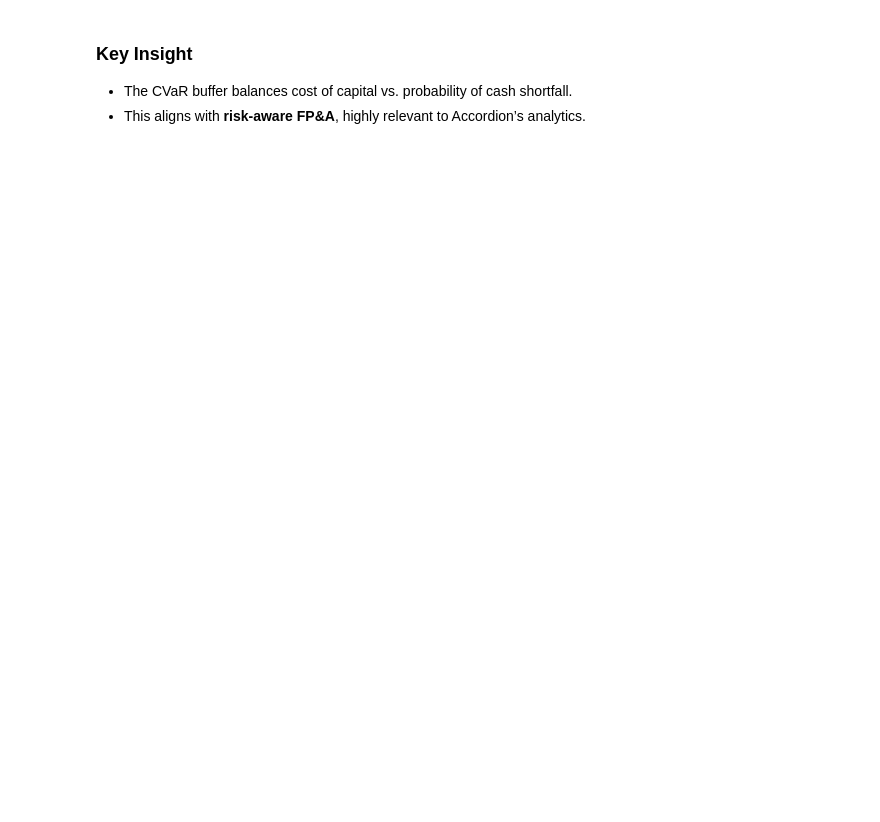
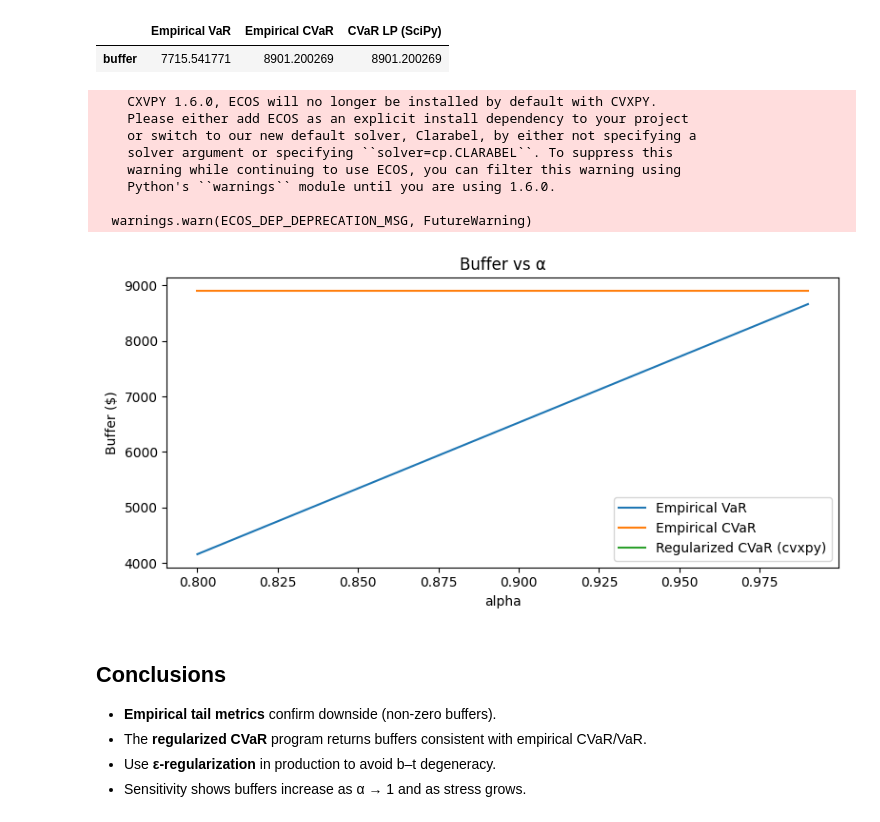
Before and after one commit to Alejandro-HerraizSen/value-ops-lab, a Jupyter notebook: notebooks/02_forecast_cashflow_cvar.ipynb, the cells around one changed output. Saved outputs shown, nothing was run; the diff lists cells and outputs as text; code cells hidden in the pictures; blank space fills up the shorter version.

```diff
--- a/notebooks/02_forecast_cashflow_cvar.ipynb
+++ b/notebooks/02_forecast_cashflow_cvar.ipynb
@@ -57,0 +84,17 @@ ValueError: operands could not be broadcast together with shapes (7,) (12,)
+# %%
+# Base from recent net CF (use actuals or median forecast)
+base = preds_df["p50"].to_numpy()
+
+# Stress controls
+alpha = 0.95           # CVaR level
+shock = -20000         # average downside shift
+vol   = 12000          # volatility (std dev)
+seed  = 123            # for reproducibility
+
+rng = np.random.default_rng(seed)
+scenarios = base + rng.normal(shock, vol, size=base.shape[0])
+
+pd.DataFrame({
+    "month": preds_df["month"].dt.strftime("%Y-%m"),
+    "scenario_cf": scenarios
+})
@@ -57,0 +221,14 @@ ValueError: operands could not be broadcast together with shapes (7,) (12,)
+# %%
+buffers = {
+    "Empirical VaR": buf_var,
+    "Empirical CVaR": buf_cvar,
+}
+if 'b_reg' in locals():
+    buffers["Regularized CVaR (cvxpy)"] = b_reg
+if 'b_lp' in locals():
+    buffers["CVaR LP (SciPy)"] = b_lp
+
+pd.DataFrame({"buffer": buffers}).T
+# %% [output]
+|  | Empirical VaR | Empirical CVaR | CVaR LP (SciPy) |
+| buffer | 7715.541771 | 8901.200269 | 8901.200269 |
@@ -58,4 +302,43 @@ ValueError: operands could not be broadcast together with shapes (7,) (12,)
+# %%
+alphas = np.linspace(0.80, 0.99, 20)
+buf_var_list, buf_cvar_list, buf_reg_list = [], [], []
+
+for a in alphas:
+    ev = empirical_left_var(scenarios, a)
+    ec = empirical_left_cvar(scenarios, a)
+    buf_var_list.append(max(0.0, -ev))
+    buf_cvar_list.append(max(0.0, -ec))
+    try:
+        b_r, _, _, _ = cvar_buffer_regularized(scenarios, alpha=a, eps=1e-6)
+        buf_reg_list.append(b_r)
+    except Exception:
+        buf_reg_list.append(np.nan)
+
+sens = pd.DataFrame({
+    "alpha": alphas,
+    "Empirical VaR": buf_var_list,
+    "Empirical CVaR": buf_cvar_list,
+    "Regularized CVaR (cvxpy)": buf_reg_list,
+})
+sens.set_index("alpha").plot(figsize=(8,4))
+plt.title("Buffer vs α")
+plt.ylabel("Buffer ($)")
+plt.tight_layout()
+plt.show()
+# %% [output]
+    CXVPY 1.6.0, ECOS will no longer be installed by default with CVXPY.
+    Please either add ECOS as an explicit install dependency to your project
+    or switch to our new default solver, Clarabel, by either not specifying a
+    solver argument or specifying ``solver=cp.CLARABEL``. To suppress this
+    warning while continuing to use ECOS, you can filter this warning using
+    Python's ``warnings`` module until you are using 1.6.0.
+
+  warnings.warn(ECOS_DEP_DEPRECATION_MSG, FutureWarning)
+[figure, added]
 # %% [markdown]
-### Key Insight
-- The CVaR buffer balances cost of capital vs. probability of cash shortfall.
-- This aligns with **risk-aware FP&A**, highly relevant to Accordion’s analytics.
+## Conclusions
+
+- **Empirical tail metrics** confirm downside (non-zero buffers).
+- The **regularized CVaR** program returns buffers consistent with empirical CVaR/VaR.
+- Use **ε-regularization** in production to avoid b–t degeneracy.
+- Sensitivity shows buffers increase as α → 1 and as stress grows.
```
Also changed, not shown: parts of 10 cells of this notebook, 2 other files.
